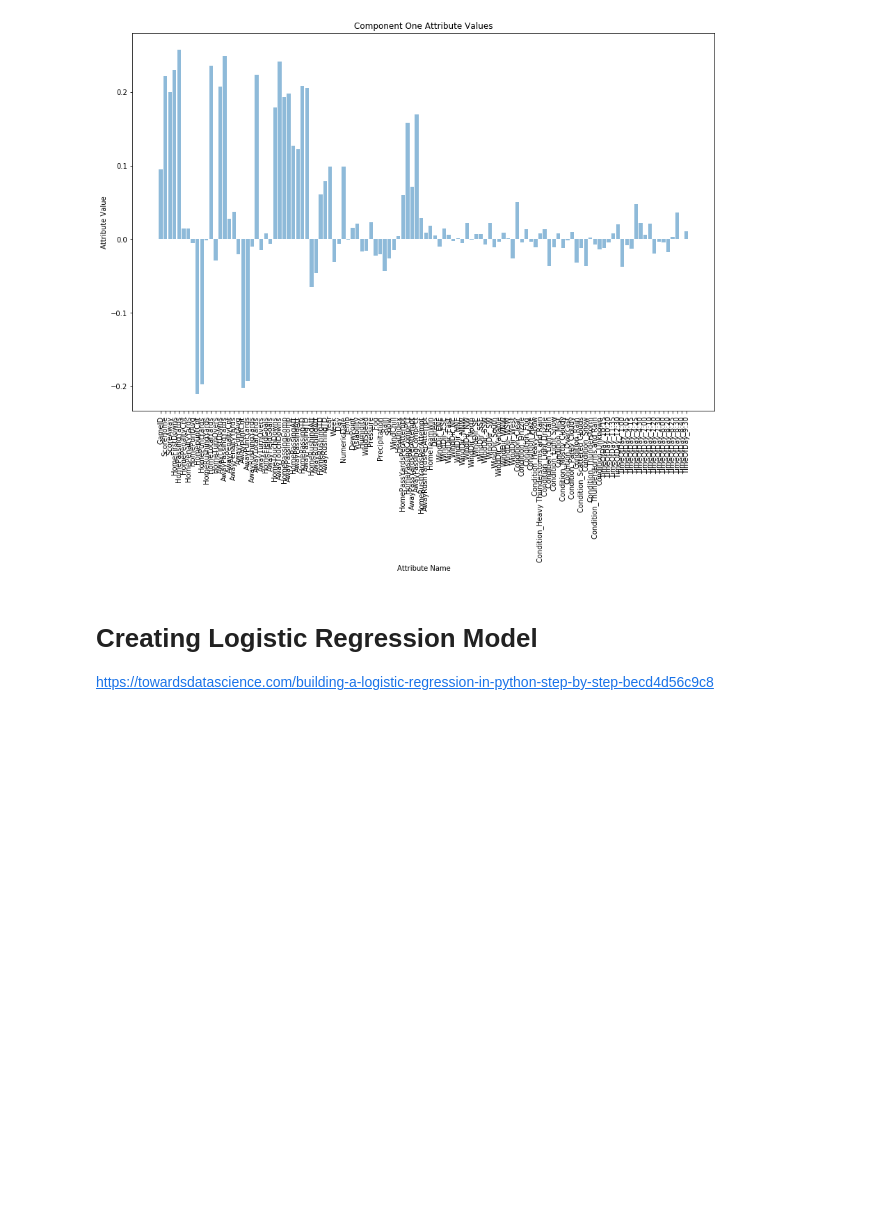
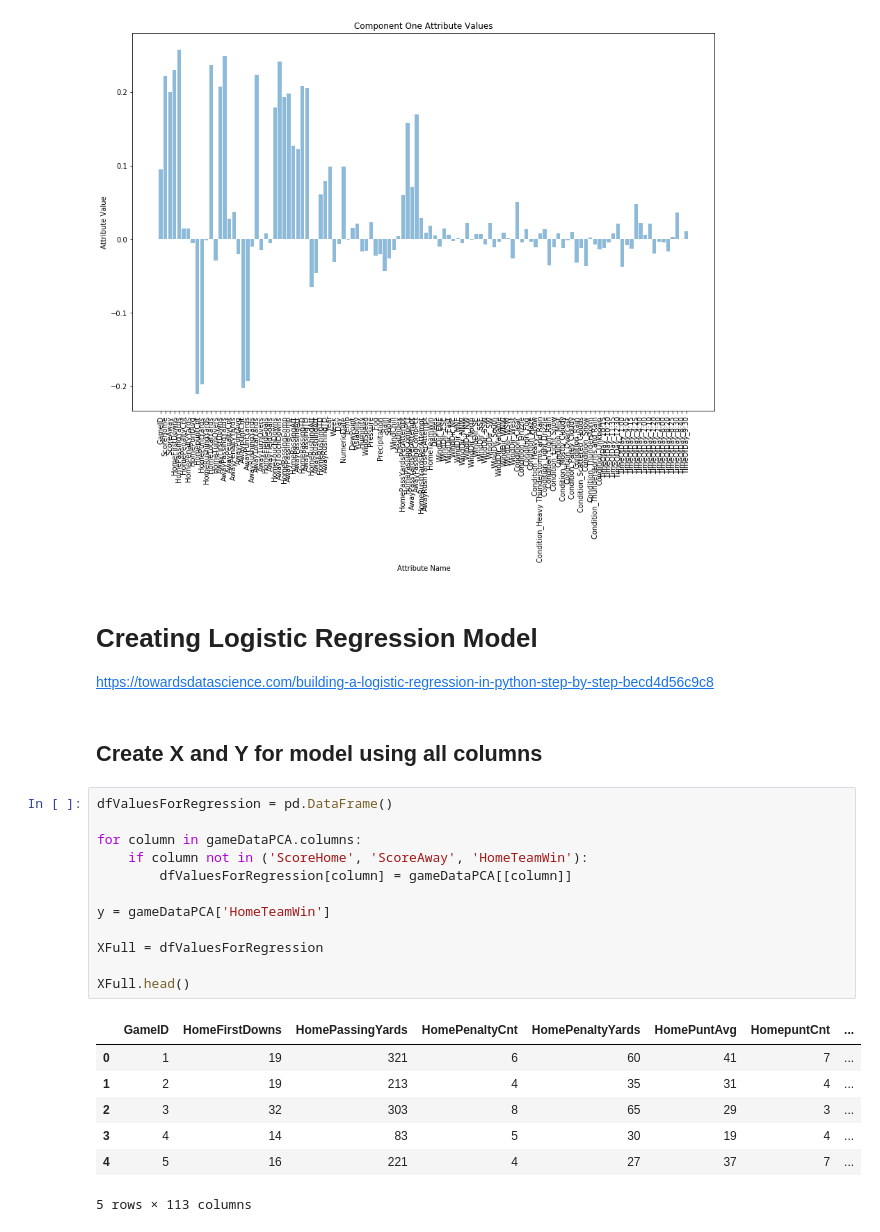
Before and after one commit to ChrisIrwin5620/CapstoneProject, a Jupyter notebook: python/Capstone Project.ipynb, the cells around one changed output. Drawn from its saved outputs; the diff is of its cells as text; blank space fills up the shorter version.

```diff
--- a/python/Capstone Project.ipynb
+++ b/python/Capstone Project.ipynb
@@ -198,3 +183,25 @@ plt.show()
 # %% [markdown]
 # Creating Logistic Regression Model
 https://towardsdatascience.com/building-a-logistic-regression-in-python-step-by-step-becd4d56c9c8
+# %% [markdown]
+## Create X and Y for model using all columns
+# %%
+dfValuesForRegression = pd.DataFrame()
+
+for column in gameDataPCA.columns:
+    if column not in ('ScoreHome', 'ScoreAway', 'HomeTeamWin'):
+        dfValuesForRegression[column] = gameDataPCA[[column]]
+
+y = gameDataPCA['HomeTeamWin']
+
+XFull = dfValuesForRegression
+
+XFull.head()
+# %% [output]
+|  | GameID | HomeFirstDowns | HomePassingYards | HomePenaltyCnt | HomePenaltyYards | HomePuntAvg | HomepuntCnt | ... |
+| 0 | 1 | 19 | 321 | 6 | 60 | 41 | 7 | ... |
+| 1 | 2 | 19 | 213 | 4 | 35 | 31 | 4 | ... |
+| 2 | 3 | 32 | 303 | 8 | 65 | 29 | 3 | ... |
+| 3 | 4 | 14 | 83 | 5 | 30 | 19 | 4 | ... |
+| 4 | 5 | 16 | 221 | 4 | 27 | 37 | 7 | ... |
+5 rows × 113 columns
```
Also changed, not shown: parts of 16 cells of this notebook.
